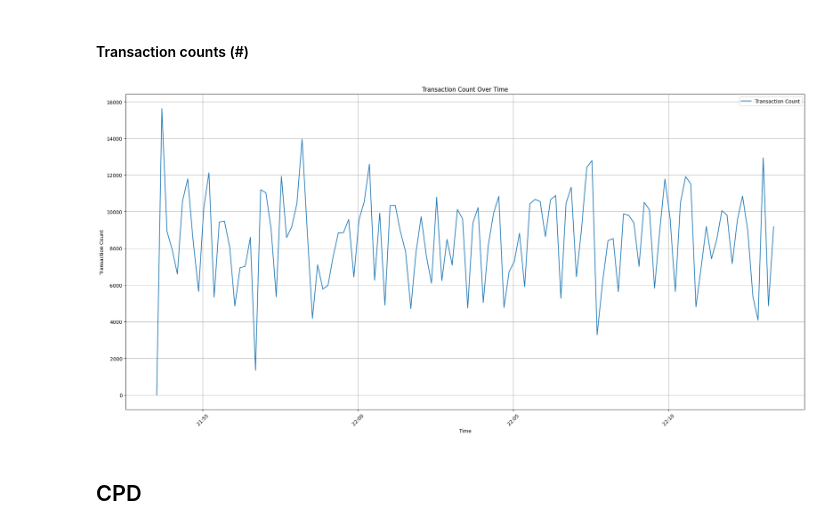
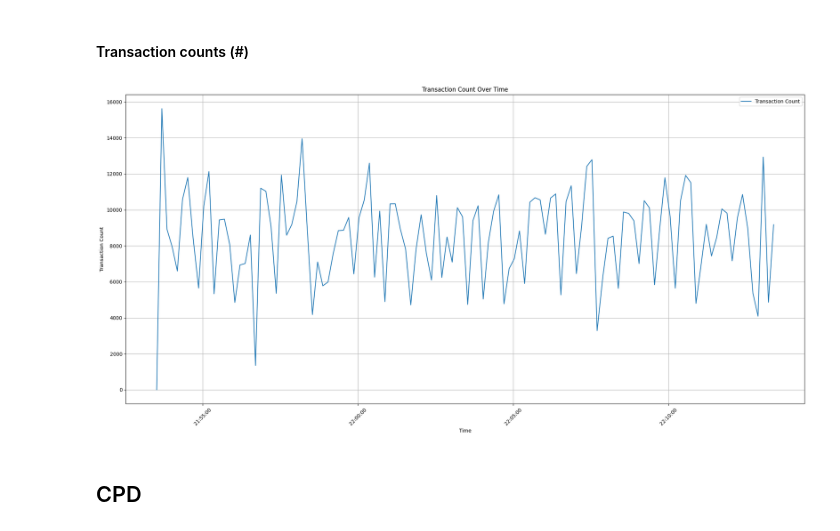
Before and after one commit to Niklasfomin/Scalable-Software-Systems-PJ-TU-Berlin, a Jupyter notebook: ExperimentsAndResults/SUT_1/docker.ipynb, the cells around one changed output. Saved outputs shown, nothing was run; the diff lists cells and outputs as text; code cells hidden in the pictures.

```diff
--- a/ExperimentsAndResults/SUT_1/docker.ipynb
+++ b/ExperimentsAndResults/SUT_1/docker.ipynb
@@ -533,35 +676,35 @@ with open(log_file, "r") as file, open(output_file_path, "w") as output_file:
 df = pd.read_csv("TC/transaction_counts.csv", usecols=[0, 1])
 df.columns = df.columns.str.strip()
 df["Timestamp"] = df["Timestamp"].str.strip()
 df["Timestamp"] = pd.to_datetime(df["Timestamp"], format="%Y-%m-%d %H:%M:%S")
 
 #print(df.head(5))
 
 plt.figure(figsize=(20, 10))
 
 plt.plot(df['Timestamp'], df['Transaction_Count'], label="Transaction Count", linestyle="-")
 
-plt.gca().xaxis.set_major_formatter(mdates.DateFormatter("%H:%M"))
+plt.gca().xaxis.set_major_formatter(mdates.DateFormatter("%H:%M:%S"))
 
 plt.gca().xaxis.set_major_locator(mdates.AutoDateLocator())
 
 plt.xticks(rotation=45)
 
 plt.xlabel("Time")
 
 plt.ylabel("Transaction Count")
 
 plt.title("Transaction Count Over Time")
 
 plt.grid(True)
 
 plt.tight_layout()
 
 plt.legend()
 
 plt.show()
 # %% [output]
-[figure, old version]
+[figure, new version]
 # %% [markdown]
 ## CPD
 # %% [markdown]
```
Also changed, not shown: parts of 18 cells of this notebook.
